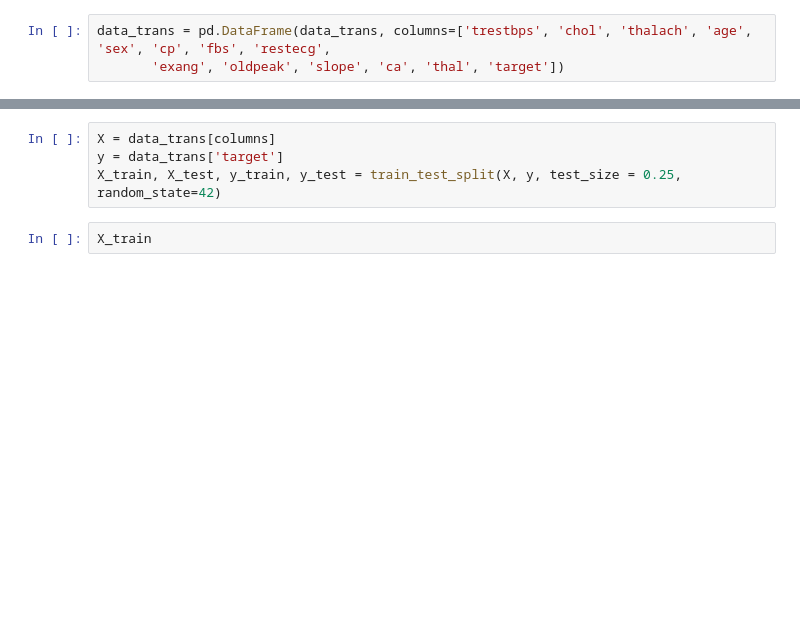
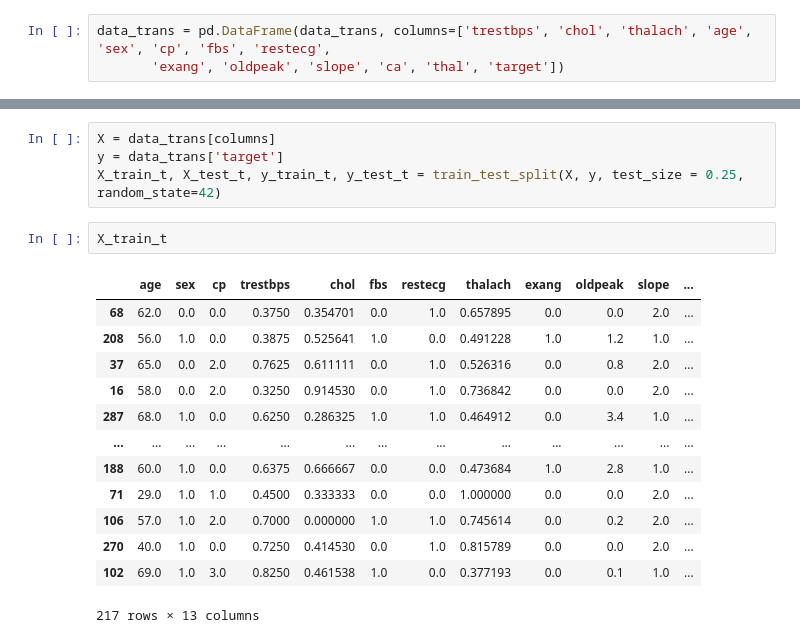
Before and after one commit to SurajJadhav-5/Heart_Disease_Prediction_Viz, a Jupyter notebook: Heart.ipynb, the cells around one changed output, grey strips where cells are left out. Drawn from its saved outputs; the diff is of its cells as text; blank space fills up the shorter version.

```diff
--- a/Heart.ipynb
+++ b/Heart.ipynb
@@ -353,8 +656,22 @@ data_trans.info()
 # %%
 X = data_trans[columns]
 y = data_trans['target']
-X_train, X_test, y_train, y_test = train_test_split(X, y, test_size = 0.25, random_state=42)
+X_train_t, X_test_t, y_train_t, y_test_t = train_test_split(X, y, test_size = 0.25, random_state=42)
-# %%
-X_train
+# %%
+X_train_t
+# %% [output]
+|  | age | sex | cp | trestbps | chol | fbs | restecg | thalach | exang | oldpeak | slope | ... |
+| 68 | 62.0 | 0.0 | 0.0 | 0.3750 | 0.354701 | 0.0 | 1.0 | 0.657895 | 0.0 | 0.0 | 2.0 | ... |
+| 208 | 56.0 | 1.0 | 0.0 | 0.3875 | 0.525641 | 1.0 | 0.0 | 0.491228 | 1.0 | 1.2 | 1.0 | ... |
+| 37 | 65.0 | 0.0 | 2.0 | 0.7625 | 0.611111 | 0.0 | 1.0 | 0.526316 | 0.0 | 0.8 | 2.0 | ... |
+| 16 | 58.0 | 0.0 | 2.0 | 0.3250 | 0.914530 | 0.0 | 1.0 | 0.736842 | 0.0 | 0.0 | 2.0 | ... |
+| 287 | 68.0 | 1.0 | 0.0 | 0.6250 | 0.286325 | 1.0 | 1.0 | 0.464912 | 0.0 | 3.4 | 1.0 | ... |
+| ... | ... | ... | ... | ... | ... | ... | ... | ... | ... | ... | ... | ... |
+| 188 | 60.0 | 1.0 | 0.0 | 0.6375 | 0.666667 | 0.0 | 0.0 | 0.473684 | 1.0 | 2.8 | 1.0 | ... |
+| 71 | 29.0 | 1.0 | 1.0 | 0.4500 | 0.333333 | 0.0 | 0.0 | 1.000000 | 0.0 | 0.0 | 2.0 | ... |
+| 106 | 57.0 | 1.0 | 2.0 | 0.7000 | 0.000000 | 1.0 | 1.0 | 0.745614 | 0.0 | 0.2 | 2.0 | ... |
+| 270 | 40.0 | 1.0 | 0.0 | 0.7250 | 0.414530 | 0.0 | 1.0 | 0.815789 | 0.0 | 0.0 | 2.0 | ... |
+| 102 | 69.0 | 1.0 | 3.0 | 0.8250 | 0.461538 | 1.0 | 0.0 | 0.377193 | 0.0 | 0.1 | 1.0 | ... |
+217 rows × 13 columns
 # %%
 logreg = LogisticRegression()
```
Also changed, not shown: parts of 51 cells of this notebook.
